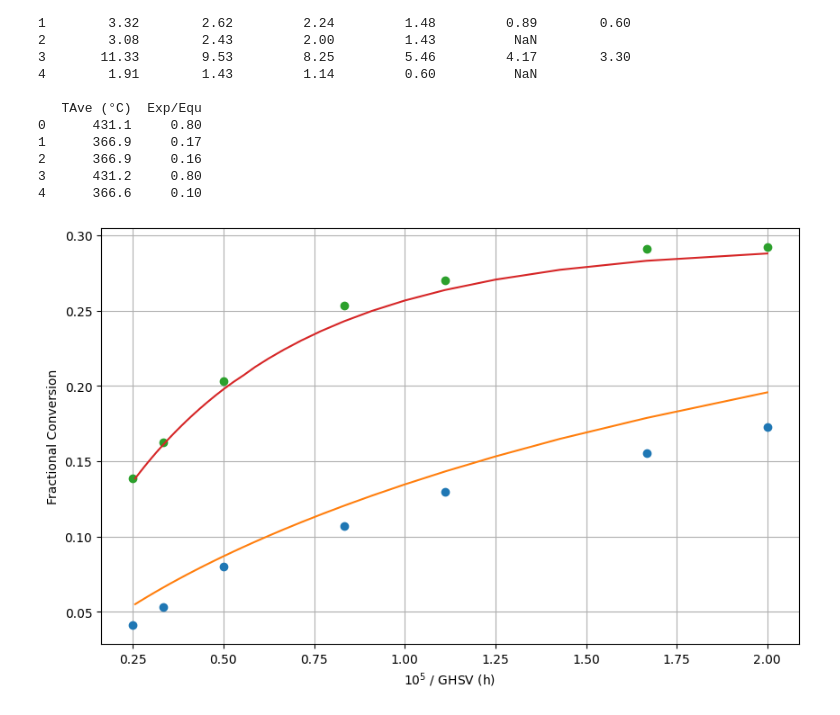
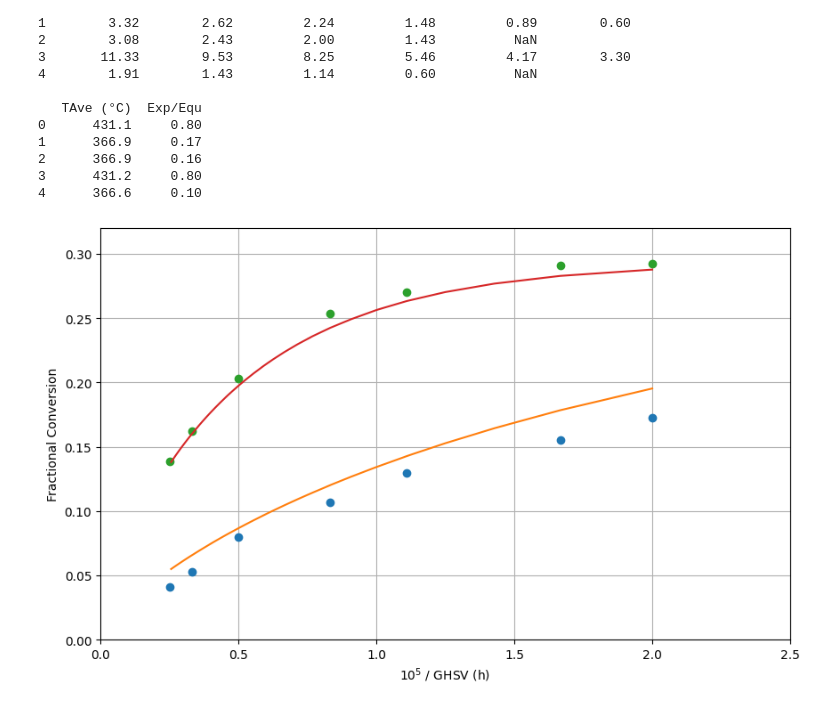
Before and after one commit to computational-chemical-engineering/ammonia_synthesis_reactor, a Jupyter notebook: ammonia_kinetics_check.ipynb, the cells around one changed output. Drawn from its saved outputs; the diff is of its cells as text; code cells hidden in the pictures.

```diff
--- a/ammonia_kinetics_check.ipynb
+++ b/ammonia_kinetics_check.ipynb
@@ -90,31 +90,33 @@ for test in tests:
     gHSV = []
     conversion = []
 
     q = float(row['H2/N2 Ratio'])  # Ratio of H2 to N2
     for col, _ in columns_and_molar_flow:
         match = re.match(r"GHSV_(\d+)", col)
         if match:
             gHSV.append(float(match.group(1)))
             frac_NH3 = 1e-2*float(row[col])  # Fraction of NH3
             eta = 3.0 * (1.0 + 1.0 / q) * frac_NH3 / (2.0 * (1 + frac_NH3))  # Conversion of H2
             conversion.append(eta)
     # Plot the conversion against GHSV
     plt.plot(1e5 / np.array(gHSV), conversion, 'o')
 
     p = 1e5*row['Pressure (bar)']
     kinetics.set_T_and_p(273.15+row['Temperature (°C)'], p)  # Set temperature and pressure for kinetics
     conversion = []
     gHSV = np.arange(50000, 400000, 10000)  # GHSV values for interpolation
     composition = np.array([1.0 / (1.0 + q), q / (1.0 + q), 0.0])  # N2, H2, NH3 composition
     for gHSV_value in gHSV:
         F0 = gHSV_value/3600 * (standard_pressure/(R*standard_temperature))*composition  # Initial flow rates
         sol = solve_ivp(lambda zeta, F: ode_plugflow(F, p, kinetics), [0, 1], F0, t_eval=[1])
         conversion.append((F0[1] - sol.y[1, 0])/F0[1])
     plt.plot(1e5 / np.array(gHSV), conversion, '-')
 
 plt.xlabel(r"$10^5$ / GHSV (h)")
 plt.ylabel("Fractional Conversion")
+plt.xlim(0, 2.5)
+plt.ylim(0, 0.32)
 plt.grid()
 plt.show()
 # %% [output]
-[figure, old version]
+[figure, new version]
```
Also changed, not shown: parts of 2 cells of this notebook, 5 other files.
